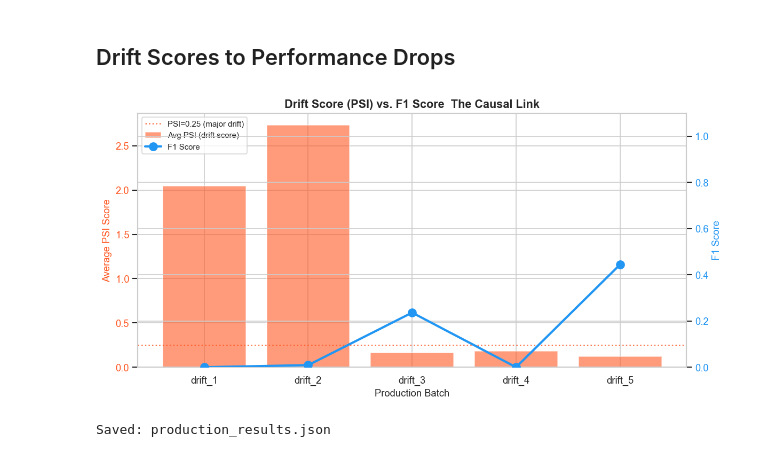
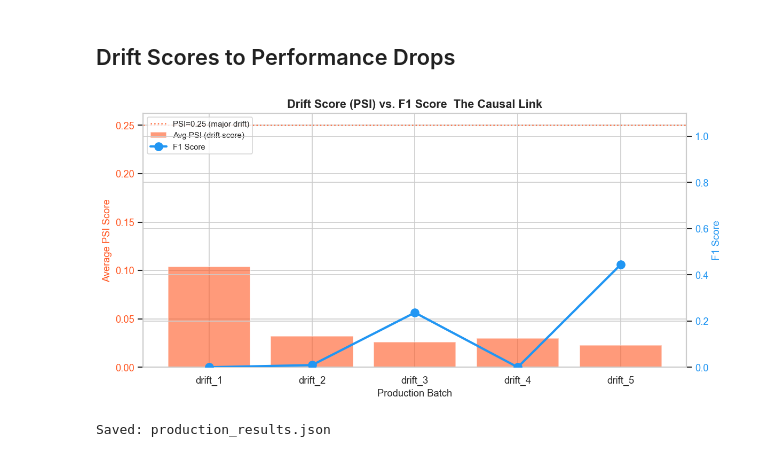
Before and after one commit to GergoHonyak242720/Data-Drift, a Jupyter notebook: notebooks/04_impact_analysis.ipynb, the cells around one changed output. Drawn from its saved outputs; the diff is of its cells as text; code cells hidden in the pictures.

```diff
--- a/notebooks/04_impact_analysis.ipynb
+++ b/notebooks/04_impact_analysis.ipynb
@@ -383,13 +383,9 @@ plt.show()
 # %% [markdown]
 ## Drift Scores to Performance Drops
 # %%
-psi_scores = {
-    "drift_1": 2.0474 ,
-    "drift_2": 2.7314,
-    "drift_3": 0.1624,
-    "drift_4": 0.1833,
-    "drift_5": 0.1236,
-}
+with open("drift_analysis.json") as f:
+    _drift_data = json.load(f)
+psi_scores = {k: v["avg_psi_v_features"] for k, v in _drift_data.items()}
 
 f1_scores_dict = {row["batch"]: row["F1"] for _, row in drift_df.iterrows()}
 
@@ -401,34 +397,34 @@ f1_vals  = [f1_scores_dict[b] for b in batch_labels]
 
 color_psi = "#FF5722"
 color_f1  = "#2196F3"
 
 # PSI bars
 bars = ax1.bar(x_pos, psi_vals, color=color_psi, alpha=0.6, label="Avg PSI (drift score)")
 ax1.set_xlabel("Production Batch", fontsize=11)
 ax1.set_ylabel("Average PSI Score", color=color_psi, fontsize=11)
 ax1.tick_params(axis="y", labelcolor=color_psi)
 ax1.set_xticks(x_pos)
 ax1.set_xticklabels(batch_labels)
 ax1.axhline(0.25, color=color_psi, linestyle=":", linewidth=1.5, alpha=0.8, label="PSI=0.25 (major drift)")
 
 # F1 line on secondary axis
 ax2 = ax1.twinx()
 ax2.plot(x_pos, f1_vals, marker="o", color=color_f1, linewidth=2.5,
          markersize=9, label="F1 Score", zorder=5)
 ax2.set_ylabel("F1 Score", color=color_f1, fontsize=11)
 ax2.tick_params(axis="y", labelcolor=color_f1)
 ax2.set_ylim(0, 1.1)
 
 # Combined legend
 lines1, labels1 = ax1.get_legend_handles_labels()
 lines2, labels2 = ax2.get_legend_handles_labels()
 ax1.legend(lines1 + lines2, labels1 + labels2, loc="upper left", fontsize=9)
 
 plt.title("Drift Score (PSI) vs. F1 Score  The Causal Link", fontsize=13, fontweight="bold")
 plt.tight_layout()
 plt.show()
 # %% [output]
-[figure, old version]
+[figure, new version]
 # %%
 
 import json
```
Also changed, not shown: parts of 1 cell of this notebook, 15 other files.
